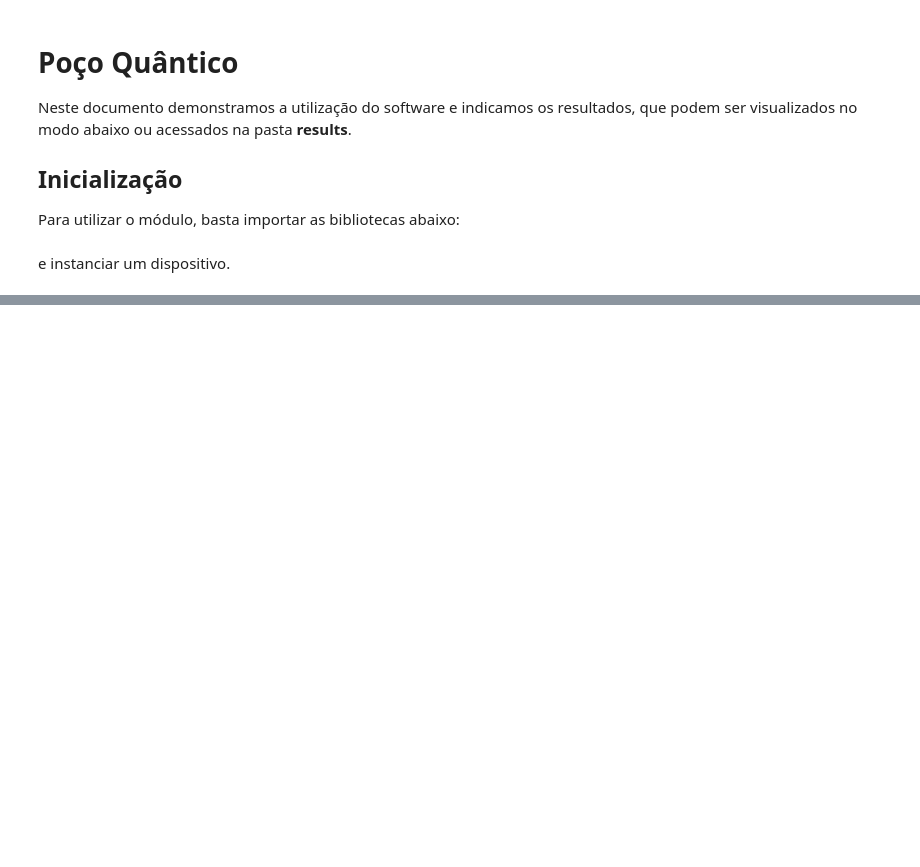
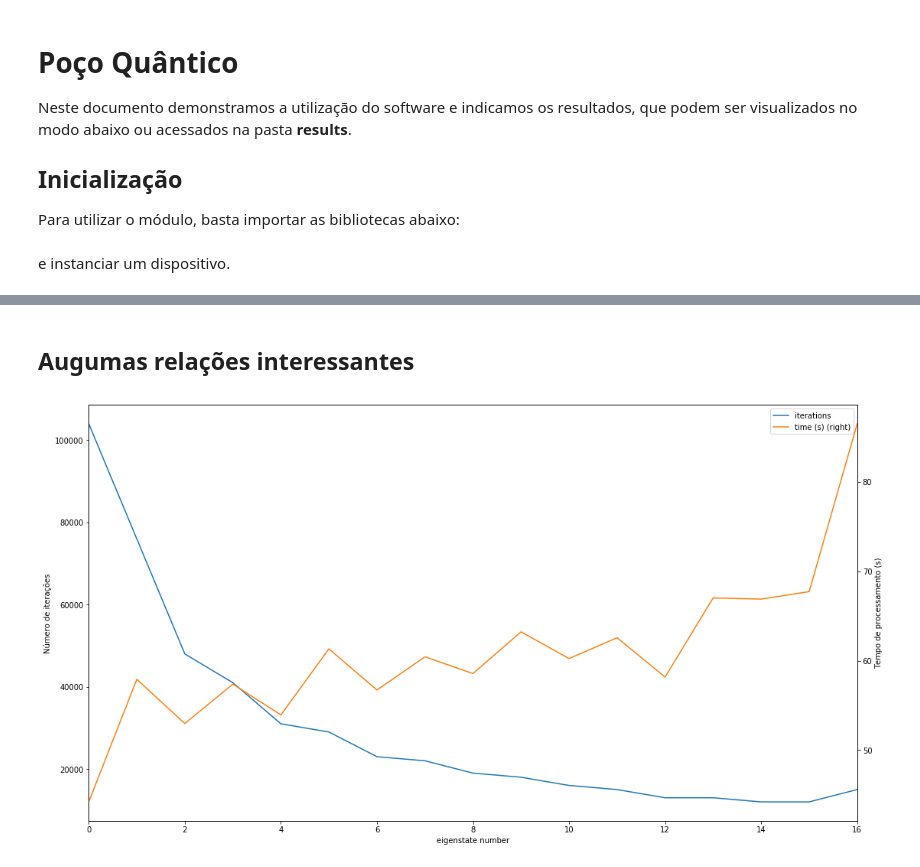
Before and after one commit to thiagolcmelo/quantum-modules, a Jupyter notebook: poco-quantico.ipynb, the cells around one changed output, grey strips where cells are left out. Drawn from its saved outputs; the diff is of its cells as text; code cells hidden in the pictures; blank space fills up the shorter version.

Commit message:
results

```diff
--- a/poco-quantico.ipynb
+++ b/poco-quantico.ipynb
@@ -202,0 +170,11 @@ device.analytical_solution(3)
+# %%
+perf_metrics = pd.DataFrame({
+    'time (s)': device.timers,
+    'iterations': device.counters,
+    'numeric precision (%)': 100*device.eigenvalues_precisions,
+    'analytic (eV)': device.analytical_eigenvalues,
+    'numeric (eV)': device.eigenvalues,
+    'actual precision (%)': 100.0*(device.eigenvalues/device.analytical_eigenvalues-1.0)
+})
+perf_metrics.to_csv('results/quantum_well_perf_metrics.csv')
+perf_metrics
@@ -202,0 +200,12 @@ device.analytical_solution(3)
+# %% [markdown]
+## Augumas relações interessantes
+# %%
+metrics = perf_metrics.copy()
+metrics.reset_index(inplace=True)
+ax = metrics[['iterations', 'time (s)']].plot(secondary_y='time (s)', figsize=(18,10))
+ax.set_xlabel('eigenstate number')
+ax.set_ylabel('Número de iterações')
+ax.right_ax.set_ylabel('Tempo de processamento (s)')
+plt.show()
+# %% [output]
+[figure, added]
```
Also changed, not shown: parts of 46 cells of this notebook, 7 other files.
